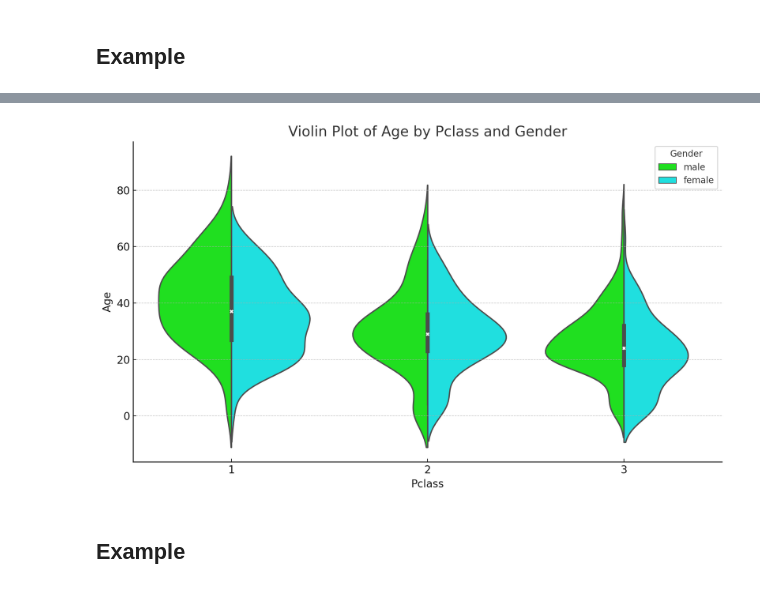
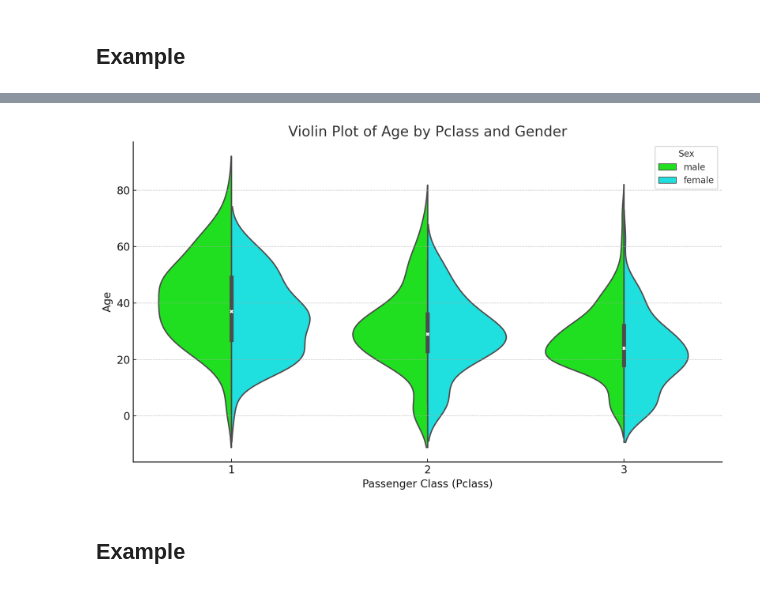
Before and after one commit to darkanita/Agents_Demos, a Jupyter notebook: 1_Azure Agent Service/NOTEBOOKS/4 Azure AI Agent service - Code interpreter.ipynb, the cells around one changed output, grey strips where cells are left out. Saved outputs shown, nothing was run; the diff lists cells and outputs as text; code cells hidden in the pictures.

```diff
--- a/1_Azure Agent Service/NOTEBOOKS/4 Azure AI Agent service - Code interpreter.ipynb
+++ b/1_Azure Agent Service/NOTEBOOKS/4 Azure AI Agent service - Code interpreter.ipynb
@@ -382,11 +348,13 @@ MessageRole.USER: Generate a violin plot of Pclass by Age and Gender. Use lime a
 # %%
 from IPython.display import Image, display
 from pathlib import Path
 
+file_id = img.image_file.file_id
+file_name = f"./{file_id}_image_file.png"
 file_path = Path.cwd() / file_name
 display(Image(filename=str(file_path)))
 # %% [output]
-[figure, old version]
+[figure, new version]
 # %% [markdown]
 ## Example
 # %%
```
Also changed, not shown: parts of 27 cells of this notebook, 13 other files.
